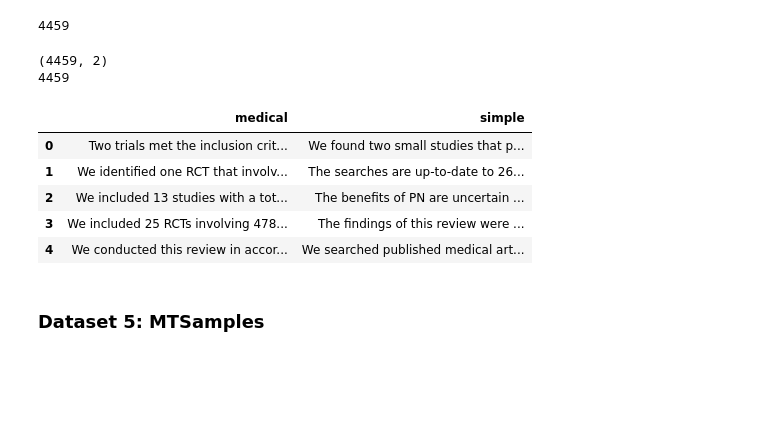
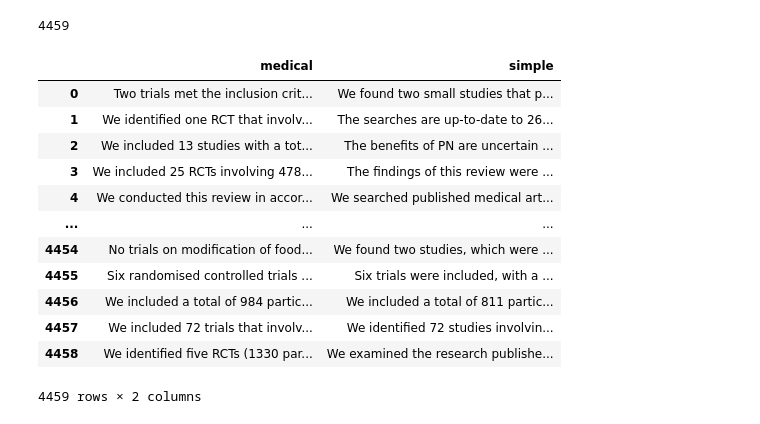
Before and after one commit to smritii248/Minor-Project-, a Jupyter notebook: notebook/datasets creation.ipynb, the cells around one changed output. Saved outputs shown, nothing was run; the diff lists cells and outputs as text; code cells hidden in the pictures; blank space fills up the shorter version.

Commit message:
Removed old JSON, added simplification.json, updated notebook

```diff
--- a/notebook/datasets creation.ipynb
+++ b/notebook/datasets creation.ipynb
@@ -146,9 +146,10 @@ df3
 # %%
 ## Dataset 4 : Paragraph level simplification
 # %%
-file_path = r"C:\Users\Acer\Downloads\Minor project\datasets\paragraph_level_simplification.json"
+file_path = r"C:\Users\Acer\Downloads\Minor project\datasets\simplification.json"
 
-with open(file_path, 'r') as file:
+# the rest stays the same
+with open(file_path, 'r', encoding='utf-8') as file:
     json_data = json.load(file)
 
 # Initialize lists to store the extracted data
@@ -172,17 +174,18 @@ df4 = pd.DataFrame({
     'simple': simple_list
 })
 # %%
-print(df4.shape)          # if this says (0, N) → empty dataframe
-print(len(df4))           # 0 rows
-df4.head()                # will show empty table or nothing useful
+df4
 # %% [output]
+|  | medical | simple |
+| 0 | Two trials met the inclusion crit... | We found two small studies that p... |
+| 1 | We identified one RCT that involv... | The searches are up-to-date to 26... |
+| 2 | We included 13 studies with a tot... | The benefits of PN are uncertain ... |
+| 3 | We included 25 RCTs involving 478... | The findings of this review were ... |
+| 4 | We conducted this review in accor... | We searched published medical art... |
+| ... | ... | ... |
+| 4454 | No trials on modification of food... | We found two studies, which were ... |
+| 4455 | Six randomised controlled trials ... | Six trials were included, with a ... |
+| 4456 | We included a total of 984 partic... | We included a total of 811 partic... |
+| 4457 | We included 72 trials that involv... | We identified 72 studies involvin... |
+| 4458 | We identified five RCTs (1330 par... | We examined the research publishe... |
-(4459, 2)
-4459
+4459 rows × 2 columns
-|  | medical | simple |
-| 0 | Two trials met the inclusion crit... | We found two small studies that p... |
-| 1 | We identified one RCT that involv... | The searches are up-to-date to 26... |
-| 2 | We included 13 studies with a tot... | The benefits of PN are uncertain ... |
-| 3 | We included 25 RCTs involving 478... | The findings of this review were ... |
-| 4 | We conducted this review in accor... | We searched published medical art... |
-# %% [markdown]
-### Dataset 5: MTSamples
```
Also changed, not shown: parts of 12 cells of this notebook, 2 other files.
